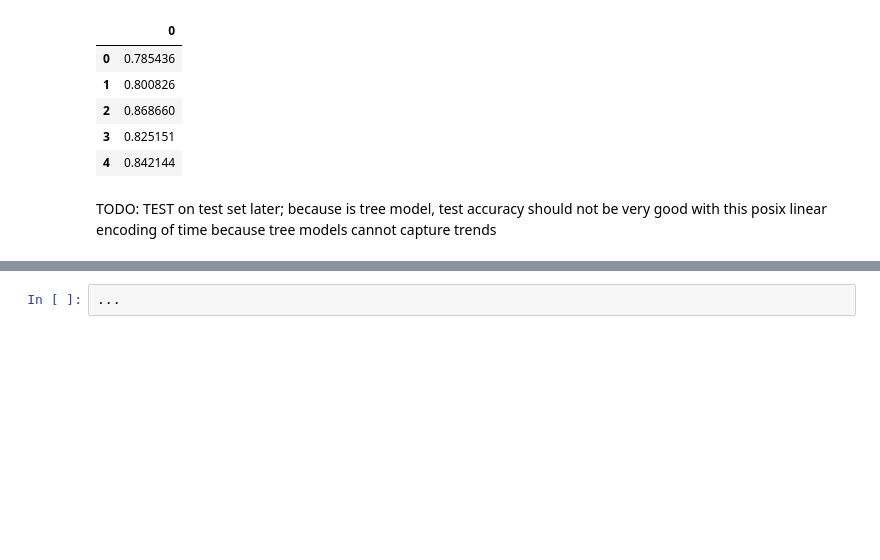
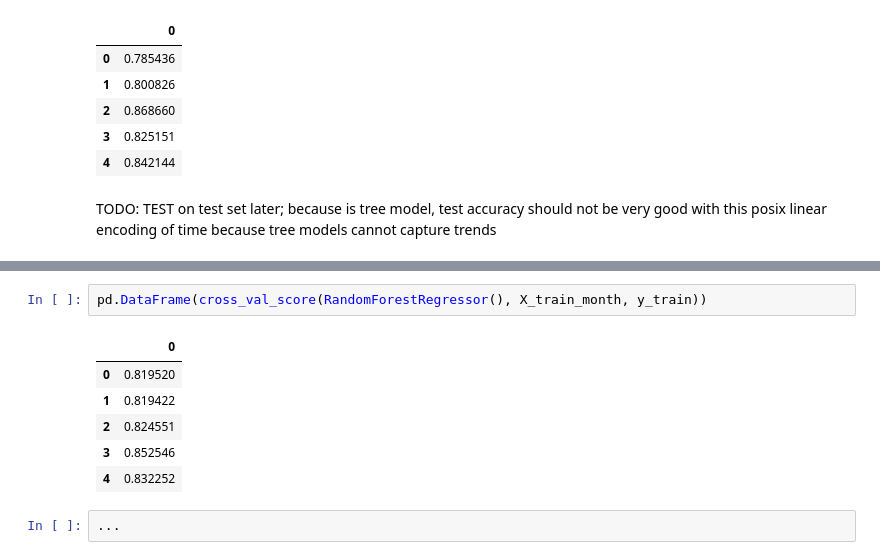
Before and after one commit to ricd99/cpsc330-2022W1, a Jupyter notebook: hw/hw8/hw8.ipynb, the cells around one changed output, grey strips where cells are left out. Cells and saved outputs as stored; diff of their text form; blank space fills up the shorter version.

```diff
--- a/hw/hw8/hw8.ipynb
+++ b/hw/hw8/hw8.ipynb
@@ -483,3 +499,12 @@ Ellipsis
+# %%
+pd.DataFrame(cross_val_score(RandomForestRegressor(), X_train_month, y_train))
+# %% [output]
+|  | 0 |
+| 0 | 0.819520 |
+| 1 | 0.819422 |
+| 2 | 0.824551 |
+| 3 | 0.852546 |
+| 4 | 0.832252 |
 # %%
 ...
 # %% [output]
```
Also changed, not shown: parts of 12 cells of this notebook.
